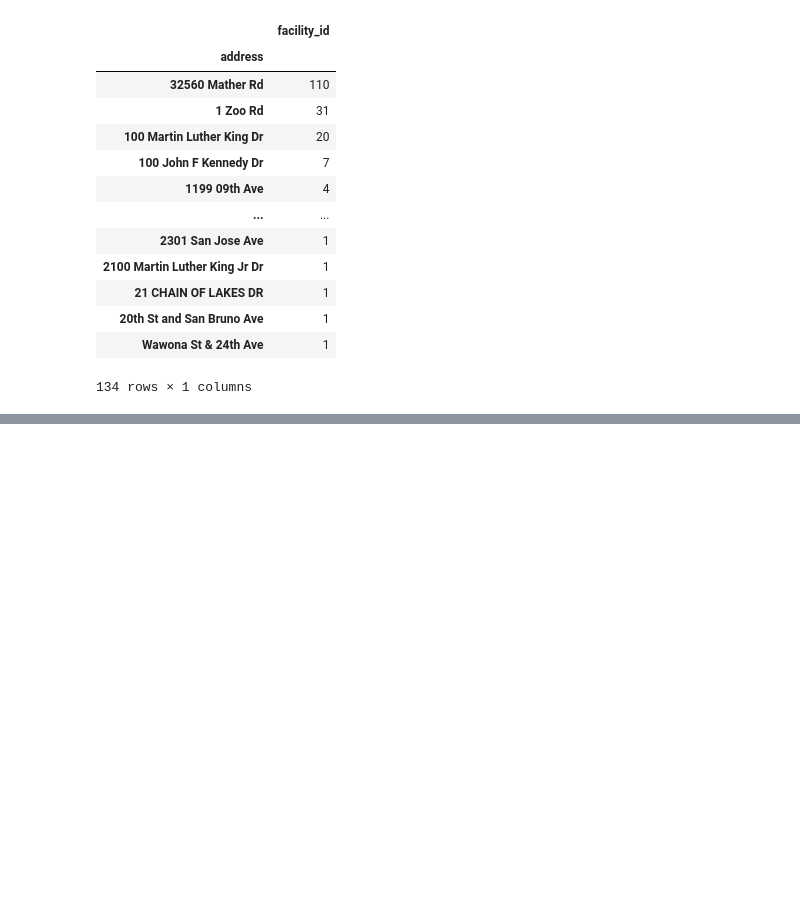
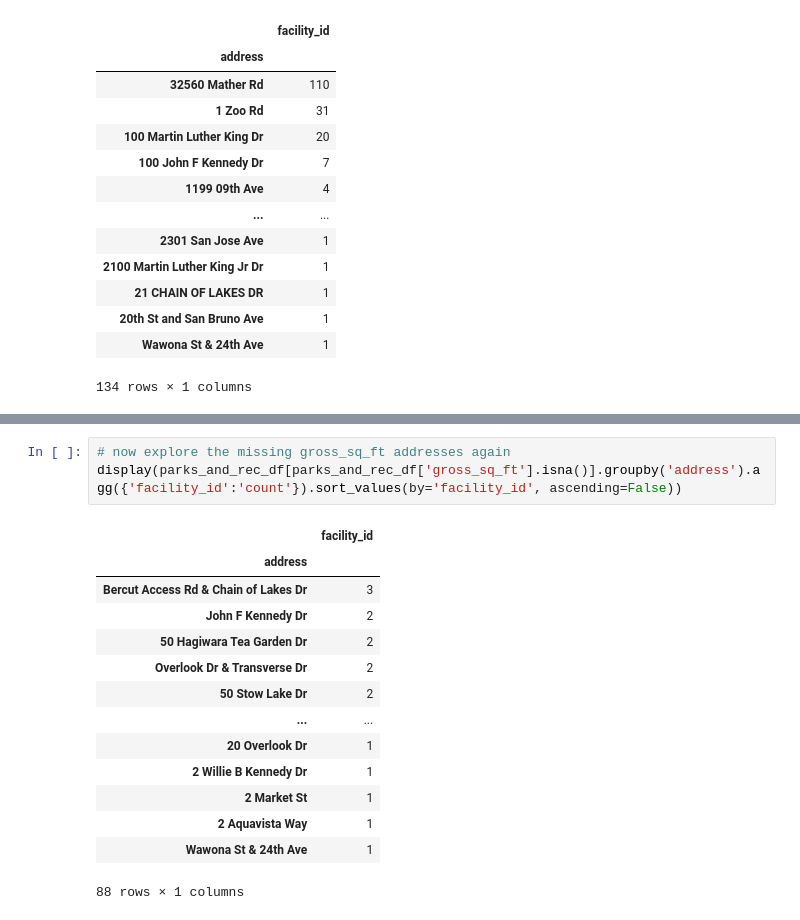
Before and after one commit to meganm2c/MTC-SF-Neighborhood-Amenity-Equity-Project, a Jupyter notebook: notebooks/Recreation_Parks_Data_Clean_Analysis.ipynb, the cells around one changed output, grey strips where cells are left out. Saved outputs shown, nothing was run; the diff lists cells and outputs as text; blank space fills up the shorter version.

```diff
--- a/notebooks/Recreation_Parks_Data_Clean_Analysis.ipynb
+++ b/notebooks/Recreation_Parks_Data_Clean_Analysis.ipynb
@@ -309,0 +353,18 @@ After exploring how the `gross_sq_ft` column relates to some of the other variab
+# %%
+# now explore the missing gross_sq_ft addresses again
+display(parks_and_rec_df[parks_and_rec_df['gross_sq_ft'].isna()].groupby('address').agg({'facility_id':'count'}).sort_values(by='facility_id', ascending=False))
+# %% [output]
+|  | facility_id |
+| address |  |
+| Bercut Access Rd & Chain of Lakes Dr | 3 |
+| John F Kennedy Dr | 2 |
+| 50 Hagiwara Tea Garden Dr | 2 |
+| Overlook Dr & Transverse Dr | 2 |
+| 50 Stow Lake Dr | 2 |
+| ... | ... |
+| 20 Overlook Dr | 1 |
+| 2 Willie B Kennedy Dr | 1 |
+| 2 Market St | 1 |
+| 2 Aquavista Way | 1 |
+| Wawona St & 24th Ave | 1 |
+88 rows × 1 columns
```
Also changed, not shown: parts of 15 cells of this notebook, 1 other file.
